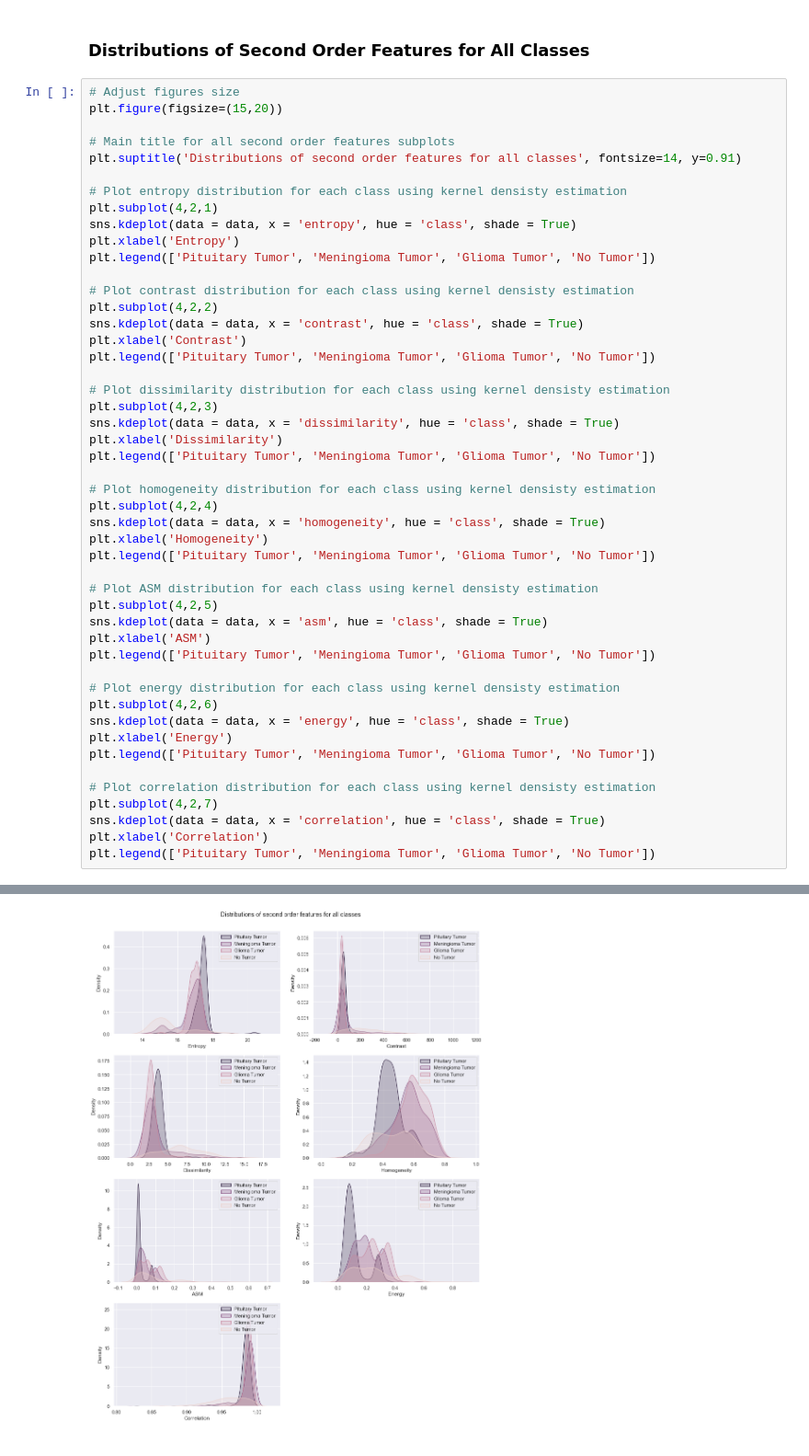
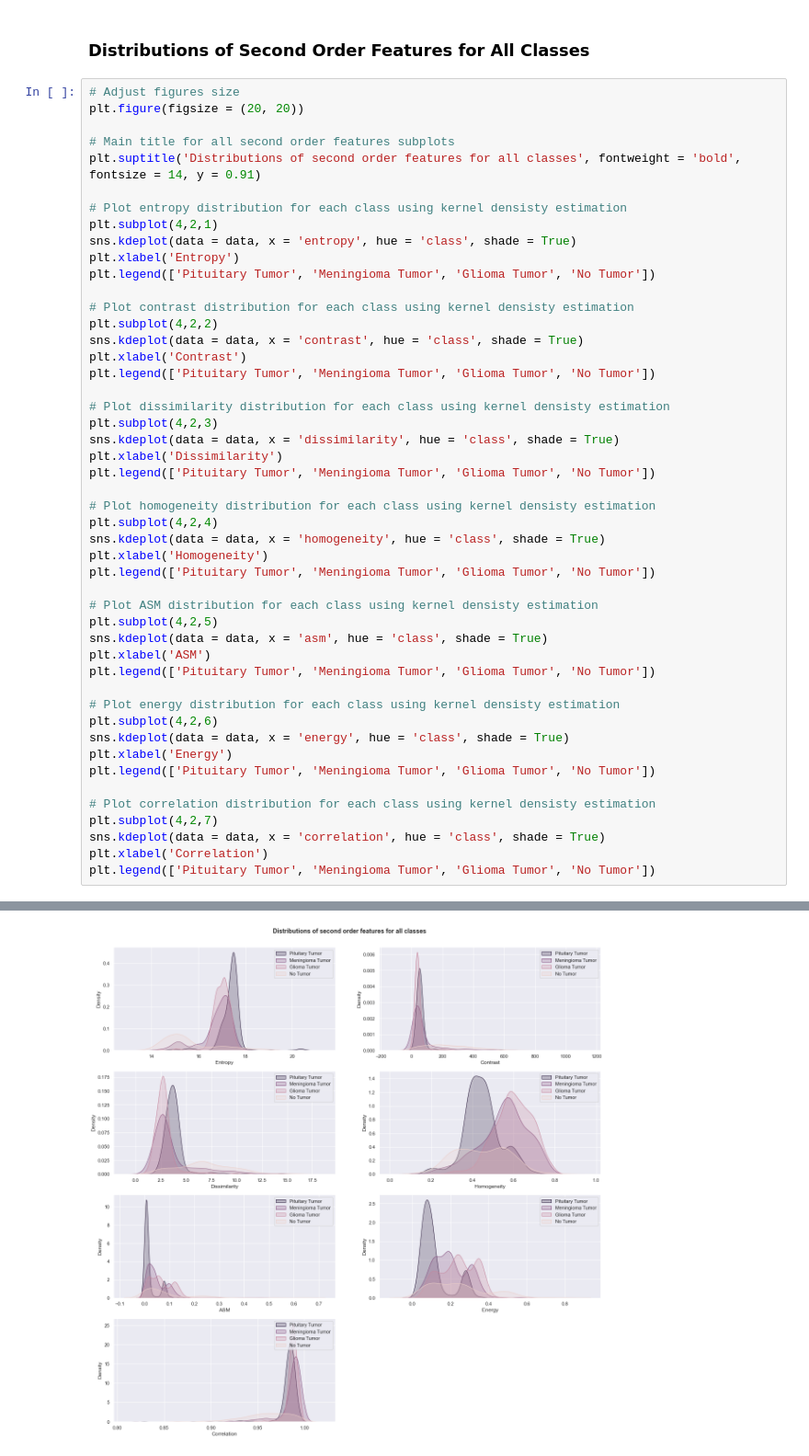
Before and after one commit to crisdanrodriguez/brain_tumor_classification, a Jupyter notebook: EDA.ipynb, the cells around one changed output, grey strips where cells are left out. Shown at 92% size. Drawn from its saved outputs; the diff is of its cells as text.

```diff
--- a/EDA.ipynb
+++ b/EDA.ipynb
@@ -145,10 +192,10 @@ plt.legend(['Pituitary Tumor', 'Meningioma Tumor', 'Glioma Tumor', 'No Tumor'])
 ### Distributions of Second Order Features for All Classes
 # %%
 # Adjust figures size
-plt.figure(figsize=(15,20))
+plt.figure(figsize = (20, 20))
 
 # Main title for all second order features subplots
-plt.suptitle('Distributions of second order features for all classes', fontsize=14, y=0.91)
+plt.suptitle('Distributions of second order features for all classes', fontweight = 'bold', fontsize = 14, y = 0.91)
 
 # Plot entropy distribution for each class using kernel densisty estimation
 plt.subplot(4,2,1)
@@ -166,31 +213,31 @@ plt.legend(['Pituitary Tumor', 'Meningioma Tumor', 'Glioma Tumor', 'No Tumor'])
 plt.subplot(4,2,3)
 sns.kdeplot(data = data, x = 'dissimilarity', hue = 'class', shade = True)
 plt.xlabel('Dissimilarity')
 plt.legend(['Pituitary Tumor', 'Meningioma Tumor', 'Glioma Tumor', 'No Tumor'])
 
 # Plot homogeneity distribution for each class using kernel densisty estimation
 plt.subplot(4,2,4)
 sns.kdeplot(data = data, x = 'homogeneity', hue = 'class', shade = True)
 plt.xlabel('Homogeneity')
 plt.legend(['Pituitary Tumor', 'Meningioma Tumor', 'Glioma Tumor', 'No Tumor'])
 
 # Plot ASM distribution for each class using kernel densisty estimation
 plt.subplot(4,2,5)
 sns.kdeplot(data = data, x = 'asm', hue = 'class', shade = True)
 plt.xlabel('ASM')
 plt.legend(['Pituitary Tumor', 'Meningioma Tumor', 'Glioma Tumor', 'No Tumor'])
 
 # Plot energy distribution for each class using kernel densisty estimation
 plt.subplot(4,2,6)
 sns.kdeplot(data = data, x = 'energy', hue = 'class', shade = True)
 plt.xlabel('Energy')
 plt.legend(['Pituitary Tumor', 'Meningioma Tumor', 'Glioma Tumor', 'No Tumor'])
 
 # Plot correlation distribution for each class using kernel densisty estimation
 plt.subplot(4,2,7)
 sns.kdeplot(data = data, x = 'correlation', hue = 'class', shade = True)
 plt.xlabel('Correlation')
 plt.legend(['Pituitary Tumor', 'Meningioma Tumor', 'Glioma Tumor', 'No Tumor'])
 # %% [output]
 <matplotlib.legend.Legend at 0x...>
-[figure, old version]
+[figure, new version]
```
Also changed, not shown: parts of 6 cells of this notebook.
